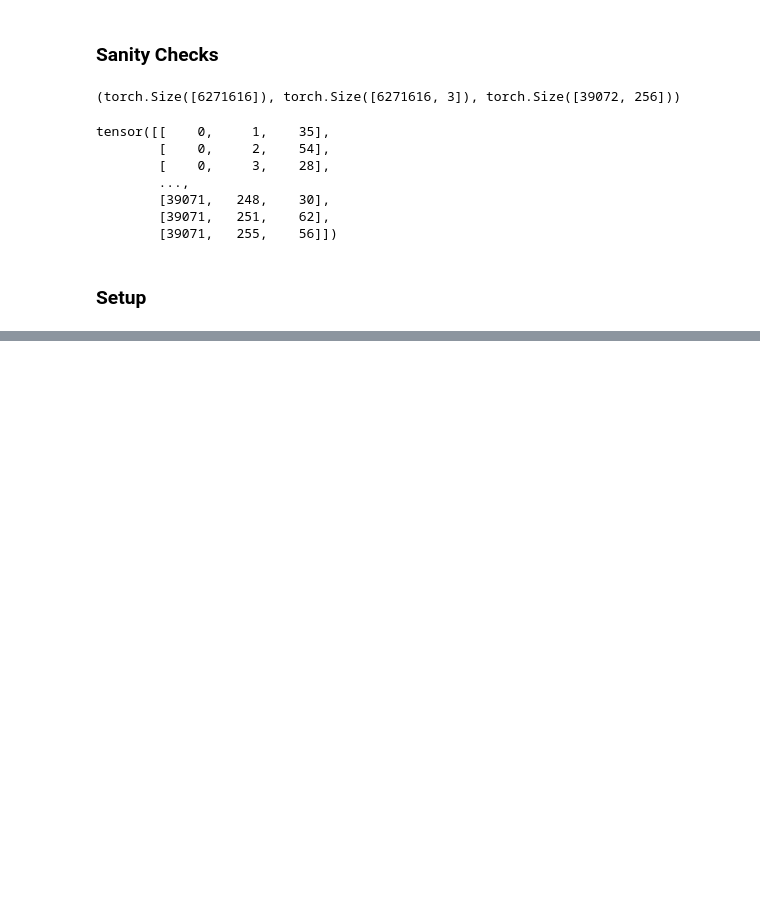
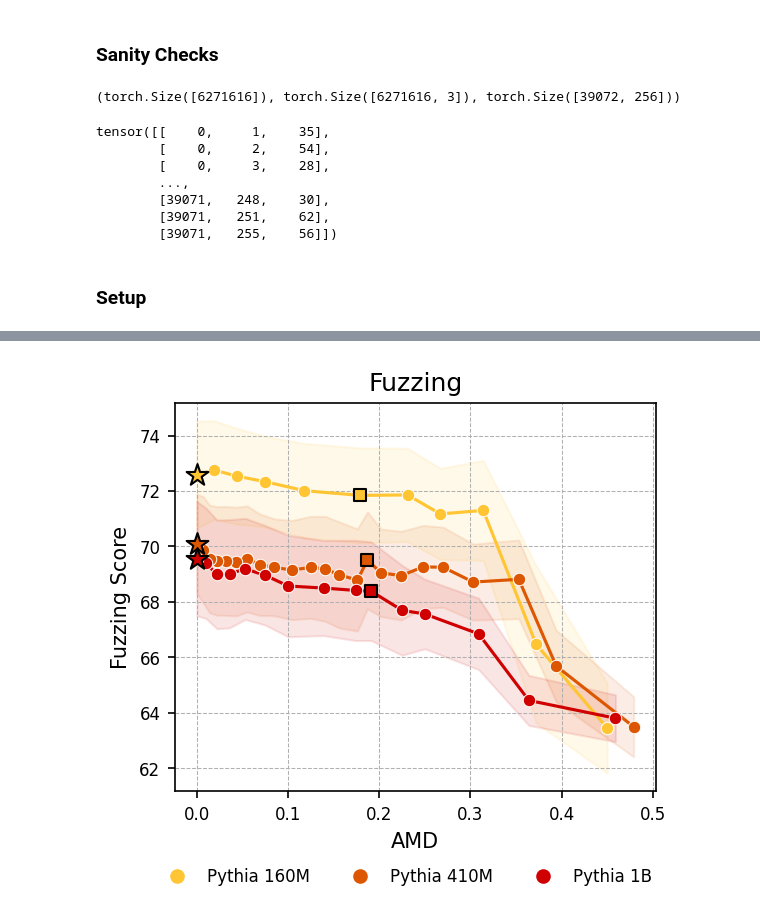
Before and after one commit to ghidav/group-sae, a Jupyter notebook: interp/analysis.ipynb, the cells around one changed output, grey strips where cells are left out. Saved outputs shown, nothing was run; the diff lists cells and outputs as text; code cells hidden in the pictures; blank space fills up the shorter version.

```diff
--- a/interp/analysis.ipynb
+++ b/interp/analysis.ipynb
@@ -168,7 +170,7 @@ detect_df = pd.concat([
 import matplotlib.pyplot as plt
 import seaborn as sns
 from matplotlib.ticker import FuncFormatter
-#from group_sae.utils import palette
+from group_sae.utils import palette
 
 suptitle_fontsize = 16
 title_fontsize = 16
@@ -179,7 +181,7 @@ annot_fontsize = 7
 label_pad = 8
 title_pad = 10
 
-palette = ["#F7C485", "#F4B279", "#EB7E80"]
+#palette = ["#F7C485", "#F4B279", "#EB7E80"]
 
 def plot_fuzz_detect(size, save=False):
     # Create a figure with 2 subplots in a 1x2 layout
@@ -253,0 +499,29 @@ plot_fuzz_detect("1b", save=True)
+# %%
+fig, ax = plt.subplots(1, 1, figsize=(4, 3.5), dpi=150, layout="tight")
+
+plot_vs_amd(fuzz_df_amd, ax)
+
+ax.set_ylabel("Fuzzing Score")
+ax.set_title("Fuzzing")
+ax.grid(linestyle="--", linewidth=0.5)
+
+# Create a single unique legend without a frame
+handles = [
+    plt.Line2D([0], [0], marker="o", color=palette[0], linestyle="", label="Pythia 160M"),
+    plt.Line2D([0], [0], marker="o", color=palette[2], linestyle="", label="Pythia 410M"),
+    plt.Line2D([0], [0], marker="o", color=palette[3], linestyle="", label="Pythia 1B"),
+]
+# bbox
+fig.legend(
+    handles=handles,
+    loc="lower center",
+    ncol=3,
+    fontsize=8,
+    frameon=False,
+    bbox_to_anchor=(0.53, -0.05),
+)
+
+plt.savefig("imgs/fuzzing.pdf", bbox_inches="tight", dpi=300)
+plt.show()
+# %% [output]
+[figure, added]
```
Also changed, not shown: parts of 9 cells of this notebook, 1 other file.
